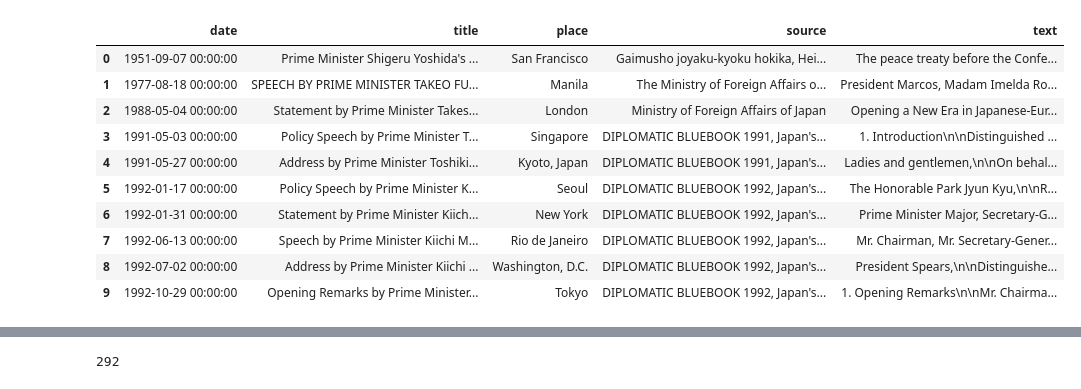
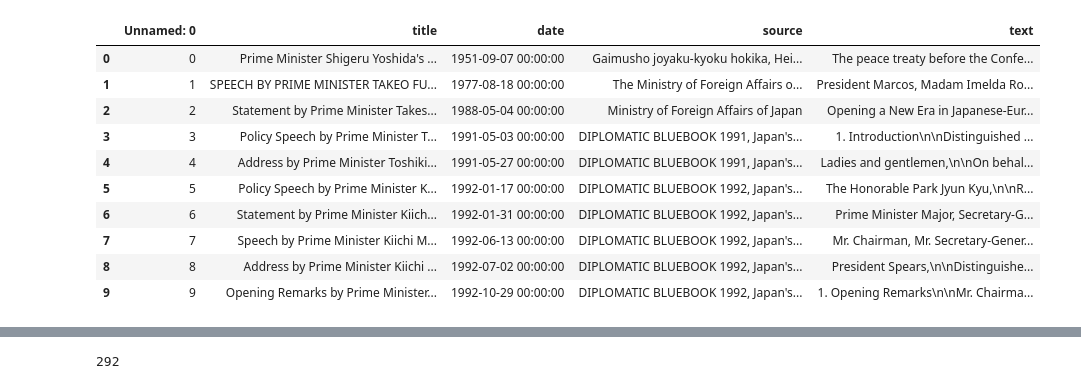
Before and after one commit to ninaudagawa/Media-Politics, a Jupyter notebook: project/notebooks/speech_analysis.ipynb, the cells around one changed output, grey strips where cells are left out. Cells and saved outputs as stored; diff of their text form; code cells hidden in the pictures.

```diff
--- a/project/notebooks/speech_analysis.ipynb
+++ b/project/notebooks/speech_analysis.ipynb
@@ -6,19 +9,19 @@ import pandas as pd
 from src.keywords import CATEGORY_KEYWORDS
 # %%
-JPspeeches_df = pd.read_csv('data/raw/pm_speeches_en.csv')
+JPspeeches_df = pd.read_csv('data/raw/japan_pm_speeches.csv')
 JPspeeches_df.head(10)
 # %% [output]
-|  | date | title | place | source | text |
-| 0 | 1951-09-07 00:00:00 | Prime Minister Shigeru Yoshida's ... | San Francisco | Gaimusho joyaku-kyoku hokika, Hei... | The peace treaty before the Confe... |
-| 1 | 1977-08-18 00:00:00 | SPEECH BY PRIME MINISTER TAKEO FU... | Manila | The Ministry of Foreign Affairs o... | President Marcos, Madam Imelda Ro... |
-| 2 | 1988-05-04 00:00:00 | Statement by Prime Minister Takes... | London | Ministry of Foreign Affairs of Japan | Opening a New Era in Japanese-Eur... |
-| 3 | 1991-05-03 00:00:00 | Policy Speech by Prime Minister T... | Singapore | DIPLOMATIC BLUEBOOK 1991, Japan's... | 1. Introduction\n\nDistinguished ... |
-| 4 | 1991-05-27 00:00:00 | Address by Prime Minister Toshiki... | Kyoto, Japan | DIPLOMATIC BLUEBOOK 1991, Japan's... | Ladies and gentlemen,\n\nOn behal... |
-| 5 | 1992-01-17 00:00:00 | Policy Speech by Prime Minister K... | Seoul | DIPLOMATIC BLUEBOOK 1992, Japan's... | The Honorable Park Jyun Kyu,\n\nR... |
-| 6 | 1992-01-31 00:00:00 | Statement by Prime Minister Kiich... | New York | DIPLOMATIC BLUEBOOK 1992, Japan's... | Prime Minister Major, Secretary-G... |
-| 7 | 1992-06-13 00:00:00 | Speech by Prime Minister Kiichi M... | Rio de Janeiro | DIPLOMATIC BLUEBOOK 1992, Japan's... | Mr. Chairman, Mr. Secretary-Gener... |
-| 8 | 1992-07-02 00:00:00 | Address by Prime Minister Kiichi ... | Washington, D.C. | DIPLOMATIC BLUEBOOK 1992, Japan's... | President Spears,\n\nDistinguishe... |
-| 9 | 1992-10-29 00:00:00 | Opening Remarks by Prime Minister... | Tokyo | DIPLOMATIC BLUEBOOK 1992, Japan's... | 1. Opening Remarks\n\nMr. Chairma... |
+|  | Unnamed: 0 | title | date | source | text |
+| 0 | 0 | Prime Minister Shigeru Yoshida's ... | 1951-09-07 00:00:00 | Gaimusho joyaku-kyoku hokika, Hei... | The peace treaty before the Confe... |
+| 1 | 1 | SPEECH BY PRIME MINISTER TAKEO FU... | 1977-08-18 00:00:00 | The Ministry of Foreign Affairs o... | President Marcos, Madam Imelda Ro... |
+| 2 | 2 | Statement by Prime Minister Takes... | 1988-05-04 00:00:00 | Ministry of Foreign Affairs of Japan | Opening a New Era in Japanese-Eur... |
+| 3 | 3 | Policy Speech by Prime Minister T... | 1991-05-03 00:00:00 | DIPLOMATIC BLUEBOOK 1991, Japan's... | 1. Introduction\n\nDistinguished ... |
+| 4 | 4 | Address by Prime Minister Toshiki... | 1991-05-27 00:00:00 | DIPLOMATIC BLUEBOOK 1991, Japan's... | Ladies and gentlemen,\n\nOn behal... |
+| 5 | 5 | Policy Speech by Prime Minister K... | 1992-01-17 00:00:00 | DIPLOMATIC BLUEBOOK 1992, Japan's... | The Honorable Park Jyun Kyu,\n\nR... |
+| 6 | 6 | Statement by Prime Minister Kiich... | 1992-01-31 00:00:00 | DIPLOMATIC BLUEBOOK 1992, Japan's... | Prime Minister Major, Secretary-G... |
+| 7 | 7 | Speech by Prime Minister Kiichi M... | 1992-06-13 00:00:00 | DIPLOMATIC BLUEBOOK 1992, Japan's... | Mr. Chairman, Mr. Secretary-Gener... |
+| 8 | 8 | Address by Prime Minister Kiichi ... | 1992-07-02 00:00:00 | DIPLOMATIC BLUEBOOK 1992, Japan's... | President Spears,\n\nDistinguishe... |
+| 9 | 9 | Opening Remarks by Prime Minister... | 1992-10-29 00:00:00 | DIPLOMATIC BLUEBOOK 1992, Japan's... | 1. Opening Remarks\n\nMr. Chairma... |
 # %%
 # Filter by date
 
```
Also changed, not shown: parts of 5 cells of this notebook, 4 other files.
